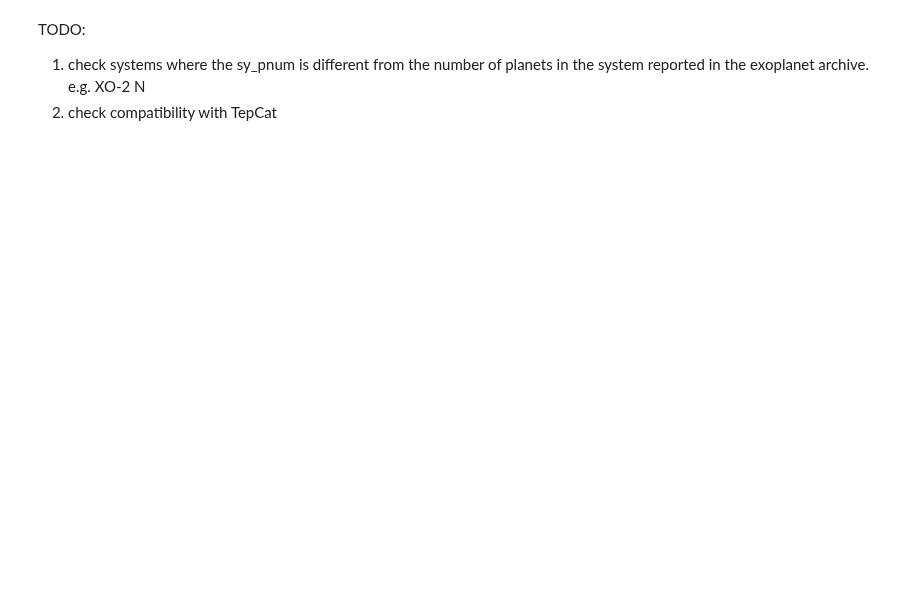
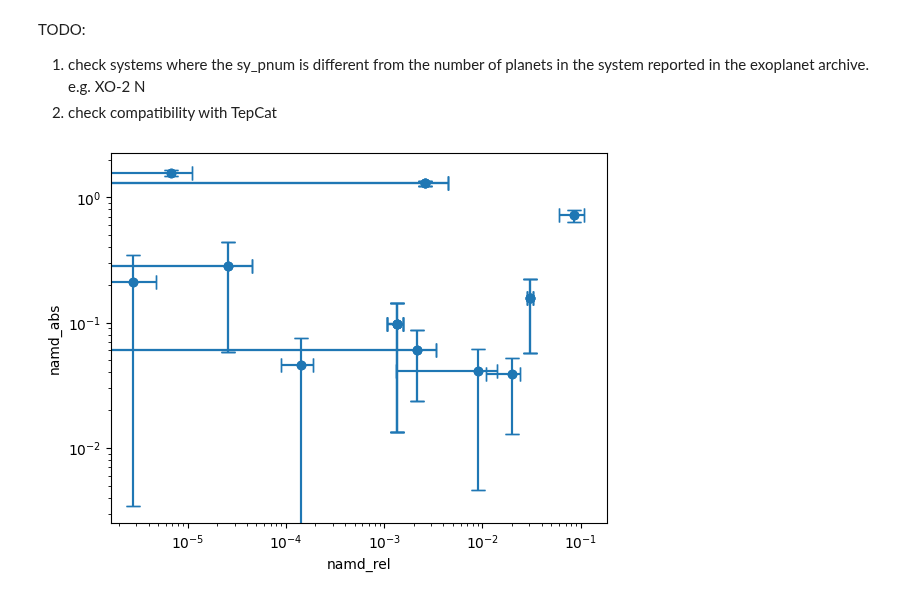
Before and after one commit to abocchieri/ExoNAMD, a Jupyter notebook: notebook/custom.ipynb, the cells around one changed output. Cells and saved outputs as stored; diff of their text form; code cells hidden in the pictures; blank space fills up the shorter version.

```diff
--- a/notebook/custom.ipynb
+++ b/notebook/custom.ipynb
@@ -460,3 +460,27 @@ TODO:
 
 1. check systems where the sy_pnum is different from the number of planets in the system reported in the exoplanet archive. e.g. XO-2 N
 2. check compatibility with TepCat
+# %%
+df_plot = df.groupby("hostname")[["namd_rel_q16", "namd_rel_q50", "namd_rel_q84", "namd_abs_q16", "namd_abs_q50", "namd_abs_q84"]].transform("mean")
+
+
+import matplotlib.pyplot as plt
+
+plt.figure()
+
+plt.yscale("log")
+plt.xscale("log")
+plt.xlabel("namd_rel")
+plt.ylabel("namd_abs")
+
+plt.errorbar(
+    x=df_plot["namd_rel_q50"],
+    y=df_plot["namd_abs_q50"],
+    xerr=(df_plot["namd_rel_q84"] - df_plot["namd_rel_q50"], df_plot["namd_rel_q50"] - df_plot["namd_rel_q16"]),
+    yerr=(df_plot["namd_abs_q84"] - df_plot["namd_abs_q50"], df_plot["namd_abs_q50"] - df_plot["namd_abs_q16"]),
+    fmt="o",
+    capsize=5,
+)
+plt.show()
+# %% [output]
+[figure, added]
```
Also changed, not shown: parts of 25 cells of this notebook.
